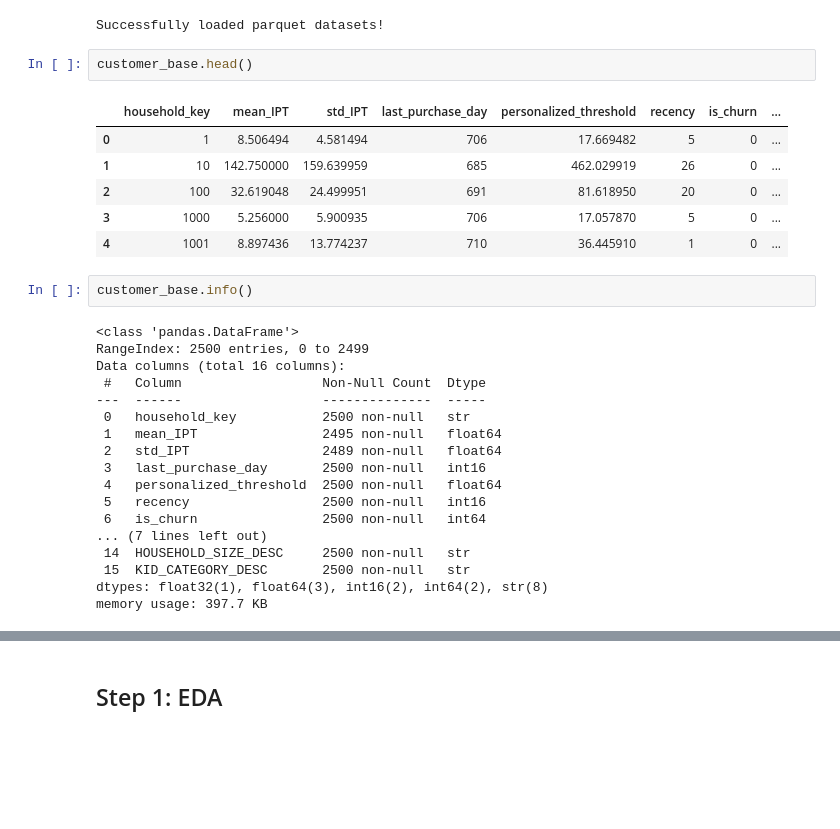
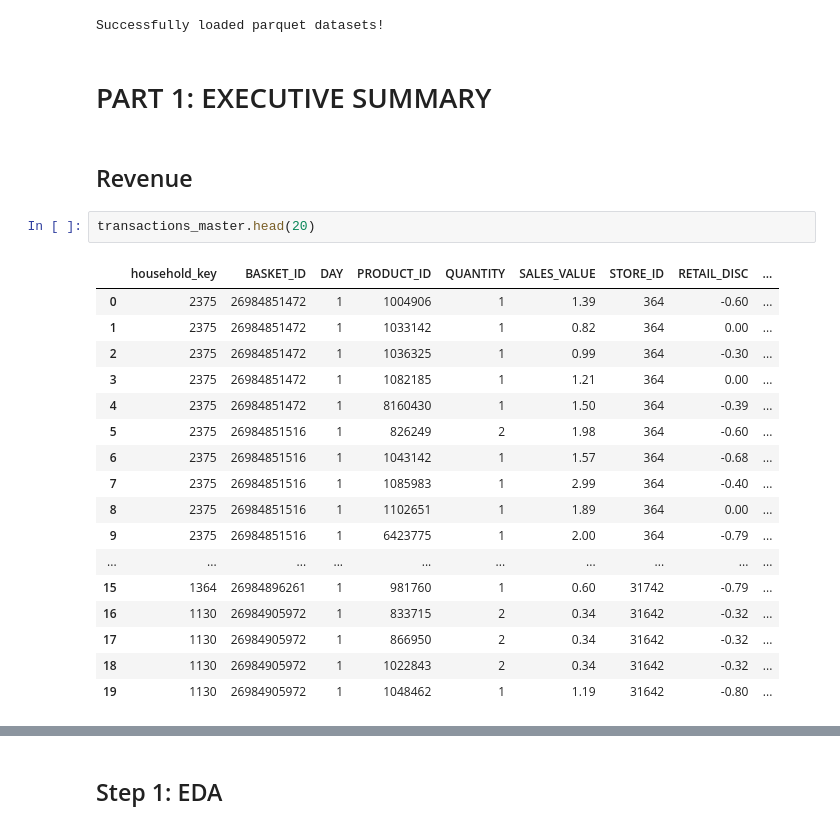
Before and after one commit to bich-le/DDM-Churn-Project, a Jupyter notebook: notebooks/02_Exploratory_Data_Analysis.ipynb, the cells around one changed output, grey strips where cells are left out. Cells and saved outputs as stored; diff of their text form; blank space fills up the shorter version.

```diff
--- a/notebooks/02_Exploratory_Data_Analysis.ipynb
+++ b/notebooks/02_Exploratory_Data_Analysis.ipynb
@@ -24,32 +87,27 @@ customer_base = pd.read_parquet(f'{data_path}customer_base_labeled.parquet')
 print('Successfully loaded parquet datasets!')
 # %% [output]
 Successfully loaded parquet datasets!
-# %%
-customer_base.head()
-# %% [output]
-|  | household_key | mean_IPT | std_IPT | last_purchase_day | personalized_threshold | recency | is_churn | ... |
-| 0 | 1 | 8.506494 | 4.581494 | 706 | 17.669482 | 5 | 0 | ... |
-| 1 | 10 | 142.750000 | 159.639959 | 685 | 462.029919 | 26 | 0 | ... |
-| 2 | 100 | 32.619048 | 24.499951 | 691 | 81.618950 | 20 | 0 | ... |
-| 3 | 1000 | 5.256000 | 5.900935 | 706 | 17.057870 | 5 | 0 | ... |
-| 4 | 1001 | 8.897436 | 13.774237 | 710 | 36.445910 | 1 | 0 | ... |
-# %%
-customer_base.info()
-# %% [output]
-<class 'pandas.DataFrame'>
-RangeIndex: 2500 entries, 0 to 2499
-Data columns (total 16 columns):
- #   Column                  Non-Null Count  Dtype
----  ------                  --------------  -----
- 0   household_key           2500 non-null   str
- 1   mean_IPT                2495 non-null   float64
- 2   std_IPT                 2489 non-null   float64
- 3   last_purchase_day       2500 non-null   int16
- 4   personalized_threshold  2500 non-null   float64
- 5   recency                 2500 non-null   int16
- 6   is_churn                2500 non-null   int64
-... (7 lines left out)
- 14  HOUSEHOLD_SIZE_DESC     2500 non-null   str
- 15  KID_CATEGORY_DESC       2500 non-null   str
-dtypes: float32(1), float64(3), int16(2), int64(2), str(8)
-memory usage: 397.7 KB
+# %% [markdown]
+# PART 1: EXECUTIVE SUMMARY
+# %% [markdown]
+## Revenue
+# %%
+transactions_master.head(20)
+# %% [output]
+|  | household_key | BASKET_ID | DAY | PRODUCT_ID | QUANTITY | SALES_VALUE | STORE_ID | RETAIL_DISC | ... |
+| 0 | 2375 | 26984851472 | 1 | 1004906 | 1 | 1.39 | 364 | -0.60 | ... |
+| 1 | 2375 | 26984851472 | 1 | 1033142 | 1 | 0.82 | 364 | 0.00 | ... |
+| 2 | 2375 | 26984851472 | 1 | 1036325 | 1 | 0.99 | 364 | -0.30 | ... |
+| 3 | 2375 | 26984851472 | 1 | 1082185 | 1 | 1.21 | 364 | 0.00 | ... |
+| 4 | 2375 | 26984851472 | 1 | 8160430 | 1 | 1.50 | 364 | -0.39 | ... |
+| 5 | 2375 | 26984851516 | 1 | 826249 | 2 | 1.98 | 364 | -0.60 | ... |
+| 6 | 2375 | 26984851516 | 1 | 1043142 | 1 | 1.57 | 364 | -0.68 | ... |
+| 7 | 2375 | 26984851516 | 1 | 1085983 | 1 | 2.99 | 364 | -0.40 | ... |
+| 8 | 2375 | 26984851516 | 1 | 1102651 | 1 | 1.89 | 364 | 0.00 | ... |
+| 9 | 2375 | 26984851516 | 1 | 6423775 | 1 | 2.00 | 364 | -0.79 | ... |
+| ... | ... | ... | ... | ... | ... | ... | ... | ... | ... |
+| 15 | 1364 | 26984896261 | 1 | 981760 | 1 | 0.60 | 31742 | -0.79 | ... |
+| 16 | 1130 | 26984905972 | 1 | 833715 | 2 | 0.34 | 31642 | -0.32 | ... |
+| 17 | 1130 | 26984905972 | 1 | 866950 | 2 | 0.34 | 31642 | -0.32 | ... |
+| 18 | 1130 | 26984905972 | 1 | 1022843 | 2 | 0.34 | 31642 | -0.32 | ... |
+| 19 | 1130 | 26984905972 | 1 | 1048462 | 1 | 1.19 | 31642 | -0.80 | ... |
```
Also changed, not shown: parts of 28 cells of this notebook.
